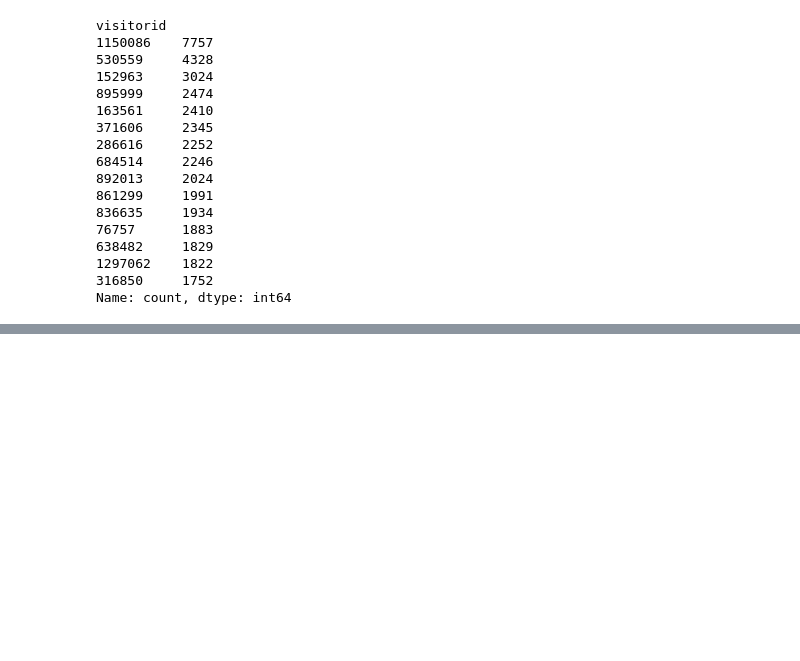
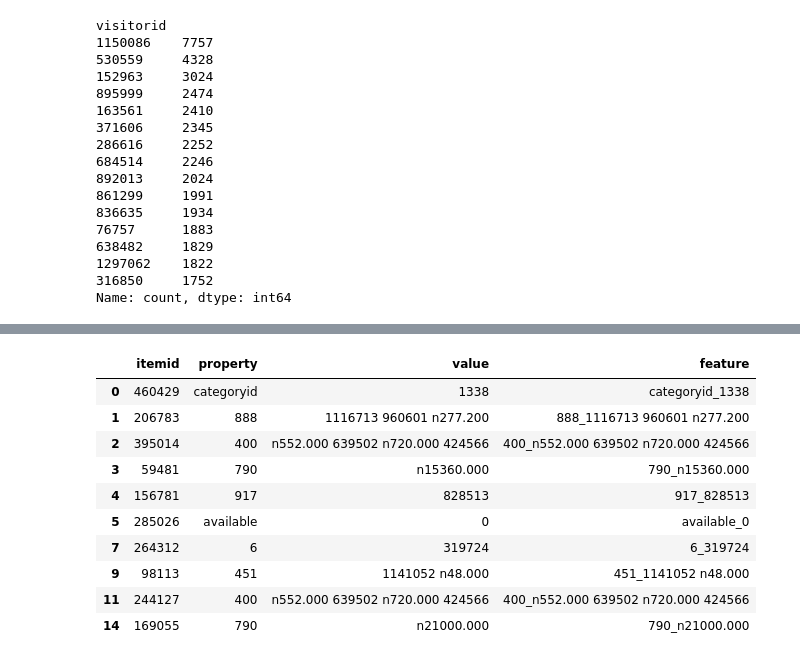
Before and after one commit to pranjal7-81/hybrid-ecommerce-recommendation-engine, a Jupyter notebook: notebooks/01_data_exploration.ipynb, the cells around one changed output, grey strips where cells are left out. Cells and saved outputs as stored; diff of their text form; code cells hidden in the pictures; blank space fills up the shorter version.

```diff
--- a/notebooks/01_data_exploration.ipynb
+++ b/notebooks/01_data_exploration.ipynb
@@ -153,0 +239,2 @@ Name: count, dtype: int64
+# %%
+interacted_items = df["itemid"].unique()
@@ -153,0 +245,2 @@ Name: count, dtype: int64
+# %%
+product_items = all_items[all_items["itemid"].isin(interacted_items)]
@@ -153,0 +255,2 @@ Name: count, dtype: int64
+# %%
+product_features = product_items[["itemid", "property", "value"]].drop_duplicates()
@@ -153,0 +279,20 @@ Name: count, dtype: int64
+# %%
+product_features["feature"] = (
+    product_features["property"].astype(str)
+    + "_"
+    + product_features["value"].astype(str)
+)
+# %%
+product_features.head(10)
+# %% [output]
+|  | itemid | property | value | feature |
+| 0 | 460429 | categoryid | 1338 | categoryid_1338 |
+| 1 | 206783 | 888 | 1116713 960601 n277.200 | 888_1116713 960601 n277.200 |
+| 2 | 395014 | 400 | n552.000 639502 n720.000 424566 | 400_n552.000 639502 n720.000 424566 |
+| 3 | 59481 | 790 | n15360.000 | 790_n15360.000 |
+| 4 | 156781 | 917 | 828513 | 917_828513 |
+| 5 | 285026 | available | 0 | available_0 |
+| 7 | 264312 | 6 | 319724 | 6_319724 |
+| 9 | 98113 | 451 | 1141052 n48.000 | 451_1141052 n48.000 |
+| 11 | 244127 | 400 | n552.000 639502 n720.000 424566 | 400_n552.000 639502 n720.000 424566 |
+| 14 | 169055 | 790 | n21000.000 | 790_n21000.000 |
```
Also changed, not shown: parts of 31 cells of this notebook.
